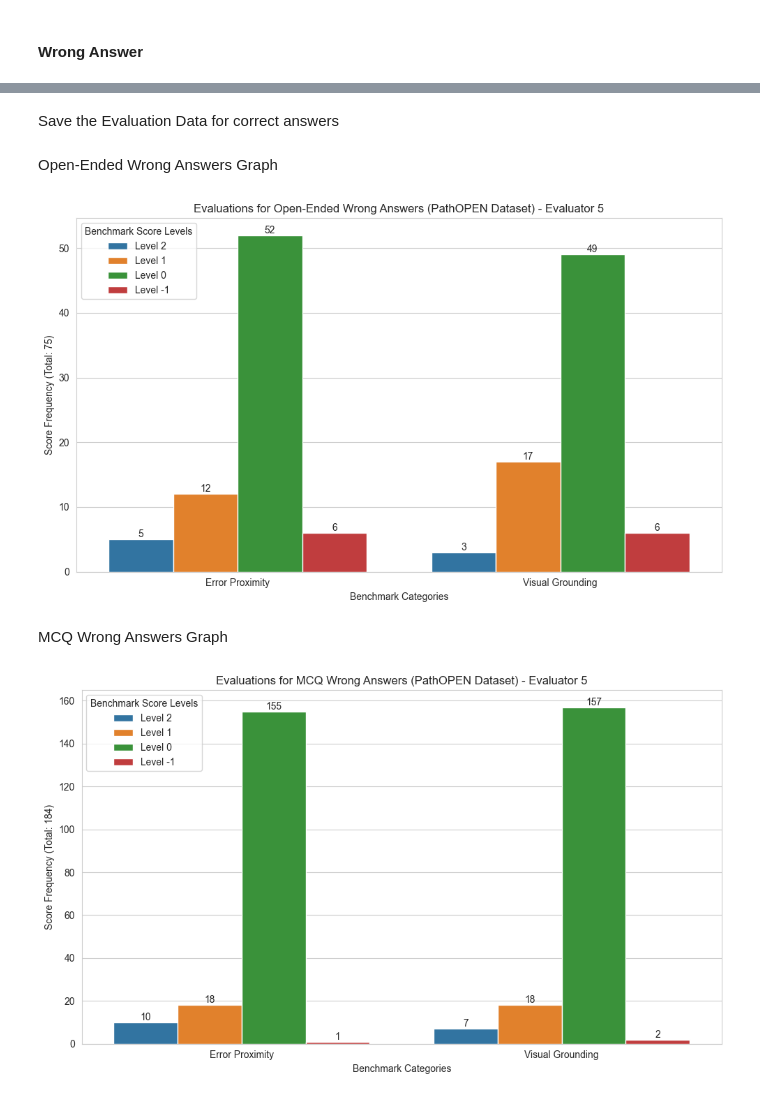
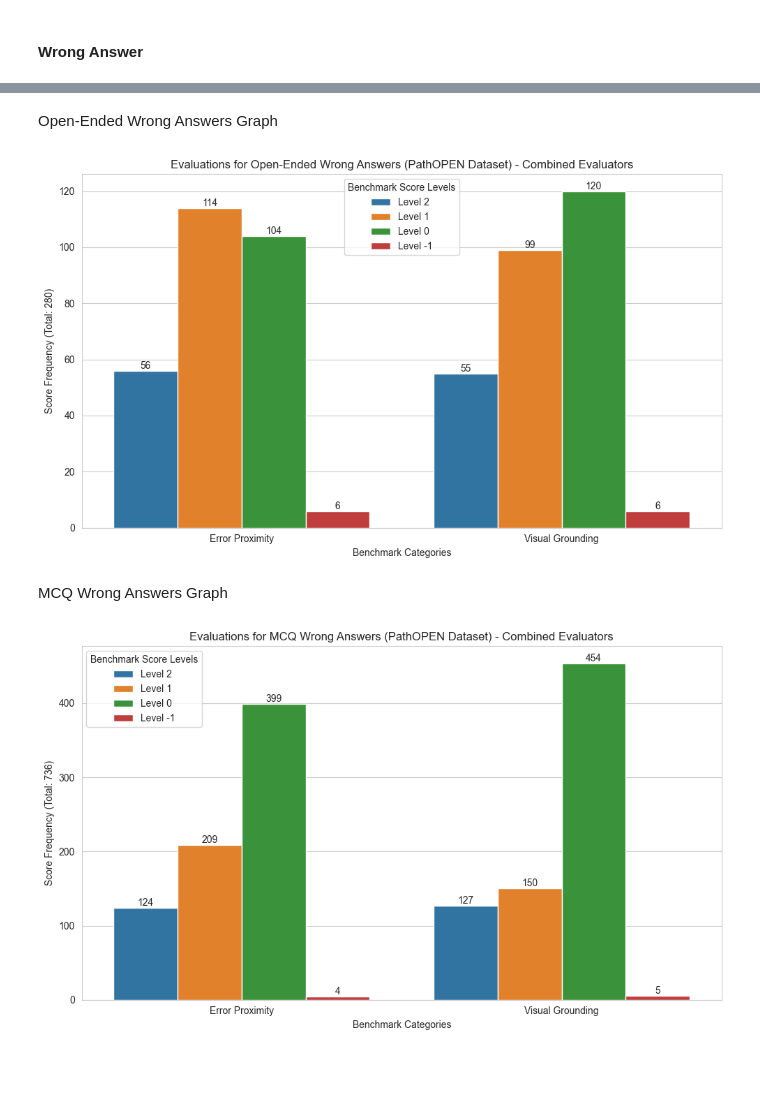
Before and after one commit to embedded-robotics/path-open-data, a Jupyter notebook: pathopen_eval_data_analysis_combined.ipynb, the cells around one changed output, grey strips where cells are left out. Drawn from its saved outputs; the diff is of its cells as text; code cells hidden in the pictures; blank space fills up the shorter version.

Commit message:
Added the combined evaluation

```diff
--- a/pathopen_eval_data_analysis_combined.ipynb
+++ b/pathopen_eval_data_analysis_combined.ipynb
@@ -184,0 +37,3 @@ CE_Correct_Answer_Vis_Ground_Missing: ['img_pathopen_64_01']
+# %%
+wrong_answers_eval_data_combined = wrong_answer_eval_data[0] + wrong_answer_eval_data[1] + wrong_answer_eval_data[2] + wrong_answer_eval_data[3]
+wrong_answers_eval_data_combined
@@ -311,7 +48,7 @@ correct_answer_eval_data.to_pickle(os.path.join(output_data_path, 'pathopen_corr
 # %% [markdown]
 Open-Ended Correct Answers Graph
 # %%
-temp_data = correct_answer_eval_data.loc['Open-Ended'].transpose().reset_index()
+temp_data = correct_answers_eval_data_combined.drop(columns=['Total']).loc['Open-Ended'].transpose().reset_index()
 temp_data = temp_data.melt(id_vars='index', var_name='Column Names', value_name='Values')
 
 sns.set_style("whitegrid")
@@ -320,9 +57,9 @@ ax = sns.barplot(data=temp_data, x='Column Names', y='Values', hue='index')
 
 for container in ax.containers:
     ax.bar_label(container)
-plt.title(f'Evaluations for Open-Ended Correct Answers (PathOPEN Dataset) - Evaluator {evaluator_id[-1]}')
+plt.title(f'Evaluations for Open-Ended Correct Answers (PathOPEN Dataset) - Combined Evaluators')
 plt.xlabel('Benchmark Categories')
-plt.ylabel(f'Score Frequency (Total: {correct_answer_total[0]})')
+plt.ylabel(f'Score Frequency (Total: {correct_answers_eval_data_combined.loc["Open-Ended"]["Total"].iloc[0]})')
 plt.legend(title='Benchmark Score Levels')
 plt.tight_layout()
 plt.savefig(f'{output_data_path}/pathopen_open_ended_correct_answers.png')
@@ -332,7 +69,7 @@ plt.show()
 # %% [markdown]
 MCQ Correct Answers Graph
 # %%
-temp_data = correct_answer_eval_data.loc['MCQ'].transpose().reset_index()
+temp_data = correct_answers_eval_data_combined.drop(columns=['Total']).loc['MCQ'].transpose().reset_index()
 temp_data = temp_data.melt(id_vars='index', var_name='Column Names', value_name='Values')
 
 sns.set_style("whitegrid")
@@ -342,10 +79,10 @@ ax = sns.barplot(data=temp_data, x='Column Names', y='Values', hue='index')
 for container in ax.containers:
     ax.bar_label(container)
 
-plt.title(f'Evaluations for MCQ Correct Answers (PathOPEN Dataset) - Evaluator {evaluator_id[-1]}')
+plt.title(f'Evaluations for MCQ Correct Answers (PathOPEN Dataset) - Combined Evaluators')
 
 plt.xlabel('Benchmark Categories')
-plt.ylabel(f'Score Frequency (Total: {correct_answer_total[2]})')
+plt.ylabel(f'Score Frequency (Total: {correct_answers_eval_data_combined.loc["MCQ"]["Total"].iloc[0]})')
 plt.legend(title='Benchmark Score Levels')
 plt.tight_layout()
 plt.savefig(f'{output_data_path}/pathopen_mcq_correct_answers.png')
@@ -355,7 +92,7 @@ plt.show()
 # %% [markdown]
 Close-Ended Correct Answers Graph
 # %%
-temp_data = correct_answer_eval_data.loc['Close-Ended'].transpose().reset_index()
+temp_data = correct_answers_eval_data_combined.drop(columns=['Total']).loc['Close-Ended'].transpose().reset_index()
 temp_data = temp_data.melt(id_vars='index', var_name='Column Names', value_name='Values')
 
 sns.set_style("whitegrid")
@@ -365,9 +102,9 @@ ax = sns.barplot(data=temp_data, x='Column Names', y='Values', hue='index')
 for container in ax.containers:
     ax.bar_label(container)
 
-plt.title(f'Evaluations for Close-Ended Correct Answers (PathOPEN Dataset) - Evaluator {evaluator_id[-1]}')
+plt.title(f'Evaluations for Close-Ended Correct Answers (PathOPEN Dataset) - Combined Evaluators')
 plt.xlabel('Benchmark Categories')
-plt.ylabel(f'Score Frequency (Total: {correct_answer_total[2]})')
+plt.ylabel(f'Score Frequency (Total: {correct_answers_eval_data_combined.loc["Close-Ended"]["Total"].iloc[0]})')
 plt.legend(title='Benchmark Score Levels')
 plt.tight_layout()
 plt.savefig(f'{output_data_path}/pathopen_close_ended_correct_answers.png')
@@ -529,2 +115,0 @@ wrong_answer_eval_data
-# %% [markdown]
-Save the Evaluation Data for correct answers
@@ -533,29 +116,29 @@ wrong_answer_eval_data.to_pickle(os.path.join(output_data_path, 'pathopen_wrong_
 # %% [markdown]
 Open-Ended Wrong Answers Graph
 # %%
-temp_data = wrong_answer_eval_data.loc['Open-Ended'].transpose().reset_index()
+temp_data = wrong_answers_eval_data_combined.drop(columns=['Total']).loc['Open-Ended'].transpose().reset_index()
 temp_data = temp_data.melt(id_vars='index', var_name='Column Names', value_name='Values')
 
 sns.set_style("whitegrid")
 plt.figure(figsize=(10, 6))
 ax = sns.barplot(data=temp_data, x='Column Names', y='Values', hue='index')
 
 for container in ax.containers:
     ax.bar_label(container)
 
-plt.title(f'Evaluations for Open-Ended Wrong Answers (PathOPEN Dataset) - Evaluator {evaluator_id[-1]}')
+plt.title(f'Evaluations for Open-Ended Wrong Answers (PathOPEN Dataset) - Combined Evaluators')
 plt.xlabel('Benchmark Categories')
-plt.ylabel(f'Score Frequency (Total: {wrong_answer_total[0]})')
+plt.ylabel(f'Score Frequency (Total: {wrong_answers_eval_data_combined.loc["Open-Ended"]["Total"].iloc[0]})')
 plt.legend(title='Benchmark Score Levels')
 plt.tight_layout()
 plt.savefig(f'{output_data_path}/pathopen_open_ended_wrong_answers.png')
 plt.show()
 # %% [output]
-[figure, old version]
+[figure, new version]
 # %% [markdown]
 MCQ Wrong Answers Graph
 # %%
-temp_data = wrong_answer_eval_data.loc['MCQ'].transpose().reset_index()
+temp_data = wrong_answers_eval_data_combined.drop(columns=['Total']).loc['MCQ'].transpose().reset_index()
 temp_data = temp_data.melt(id_vars='index', var_name='Column Names', value_name='Values')
 
 sns.set_style("whitegrid")
@@ -565,12 +148,12 @@ ax = sns.barplot(data=temp_data, x='Column Names', y='Values', hue='index')
 for container in ax.containers:
     ax.bar_label(container)
 
-plt.title(f'Evaluations for MCQ Wrong Answers (PathOPEN Dataset) - Evaluator {evaluator_id[-1]}')
+plt.title(f'Evaluations for MCQ Wrong Answers (PathOPEN Dataset) - Combined Evaluators')
 plt.xlabel('Benchmark Categories')
-plt.ylabel(f'Score Frequency (Total: {wrong_answer_total[2]})')
+plt.ylabel(f'Score Frequency (Total: {wrong_answers_eval_data_combined.loc["MCQ"]["Total"].iloc[0]})')
 plt.legend(title='Benchmark Score Levels')
 plt.tight_layout()
 plt.savefig(f'{output_data_path}/pathopen_mcq_wrong_answers.png')
 plt.show()
 # %% [output]
-[figure, old version]
+[figure, new version]
```
Also changed, not shown: parts of 53 cells of this notebook, 5 other files.
